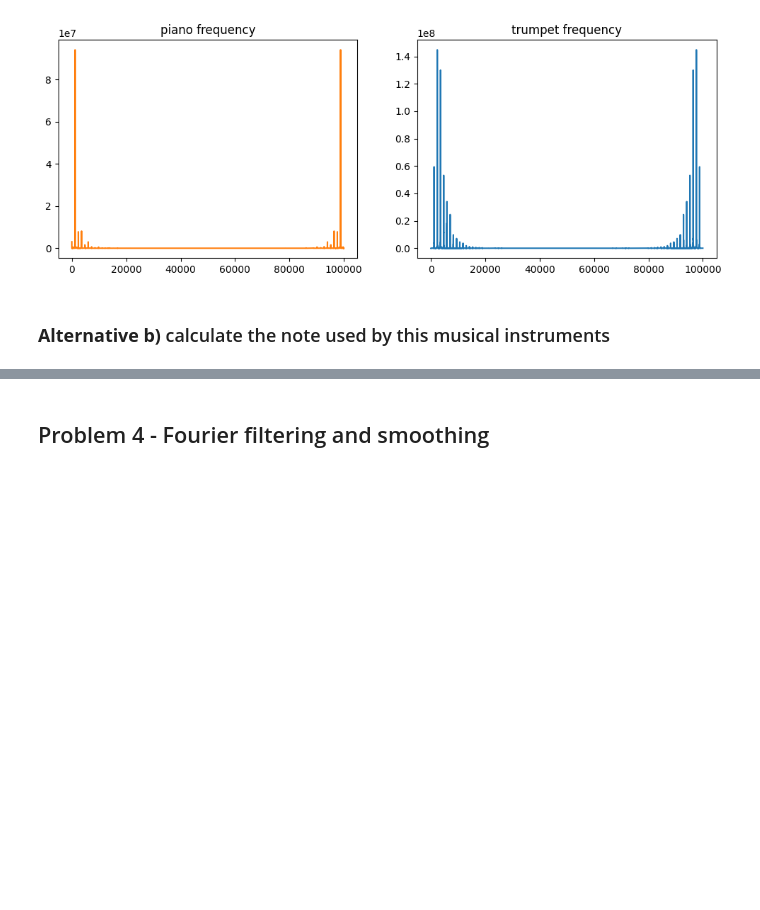
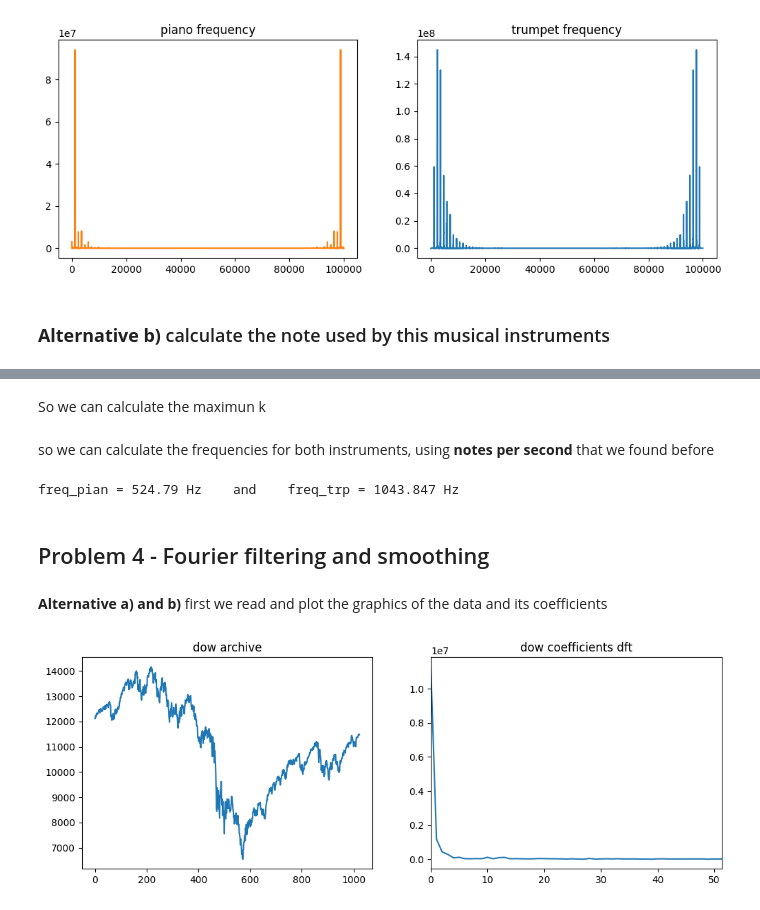
Before and after one commit to physerikc/computational-physics-II, a Jupyter notebook: list1 - fourier transform.ipynb, the cells around one changed output, grey strips where cells are left out. Saved outputs shown, nothing was run; the diff lists cells and outputs as text; code cells hidden in the pictures; blank space fills up the shorter version.

```diff
--- a/list1 - fourier transform.ipynb
+++ b/list1 - fourier transform.ipynb
@@ -234,0 +266,2 @@ $$ \frac{44100 \hspace{0.3cm} notes}{1 \hspace{0.3cm} sec} = \frac{x \hspace{0.3
+# %% [markdown]
+So we can calculate the maximun k
@@ -234,0 +278,2 @@ $$ \frac{44100 \hspace{0.3cm} notes}{1 \hspace{0.3cm} sec} = \frac{x \hspace{0.3
+# %% [markdown]
+so we can calculate the frequencies for both instruments, using **notes per second** that we found before
@@ -235,2 +285,25 @@ $$ \frac{44100 \hspace{0.3cm} notes}{1 \hspace{0.3cm} sec} = \frac{x \hspace{0.3
+# %%
+print(f'freq_pian = {real(freq_pian)} Hz    and    freq_trp = {freq_trp} Hz')
+# %% [output]
+freq_pian = 524.79 Hz    and    freq_trp = 1043.847 Hz
 # %% [markdown]
 ## Problem 4 - Fourier filtering and smoothing
+# %% [markdown]
+**Alternative a) and b)** first we read and plot the graphics of the data and its coefficients
+# %%
+dow = loadtxt('dow.txt')
+
+ck4 = rfft(dow)
+
+fig, axs = subplots(1, 2, figsize=(12, 4))
+
+axs[0].plot(dow)
+axs[0].set_title('dow archive')
+
+axs[1].plot(abs(ck4))
+axs[1].set_title('dow coefficients dft')
+axs[1].set_xlim(0, len(ck4)/10)
+
+plt.show()
+# %% [output]
+[figure, added]
```
Also changed, not shown: parts of 34 cells of this notebook.
